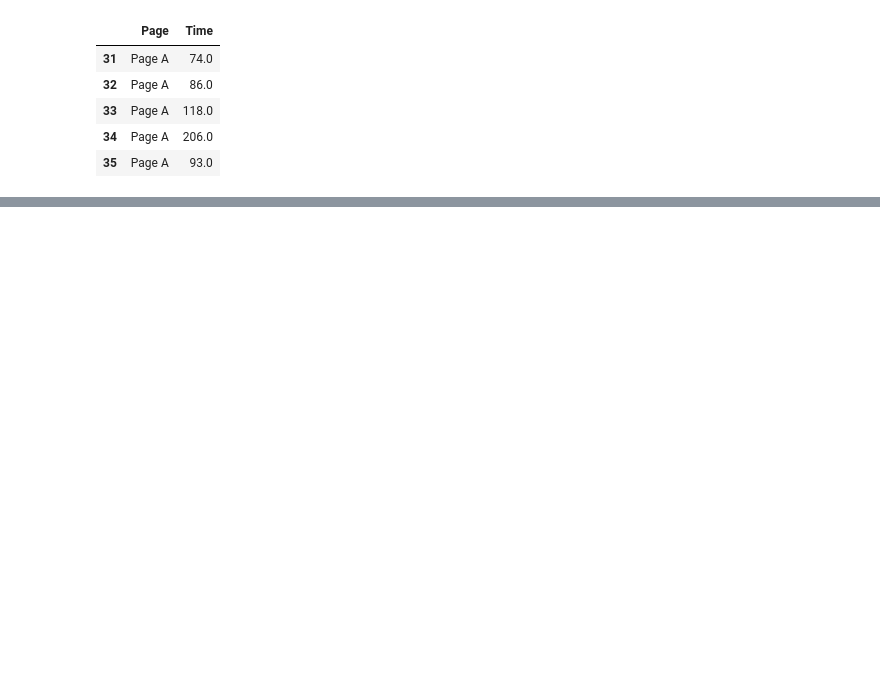
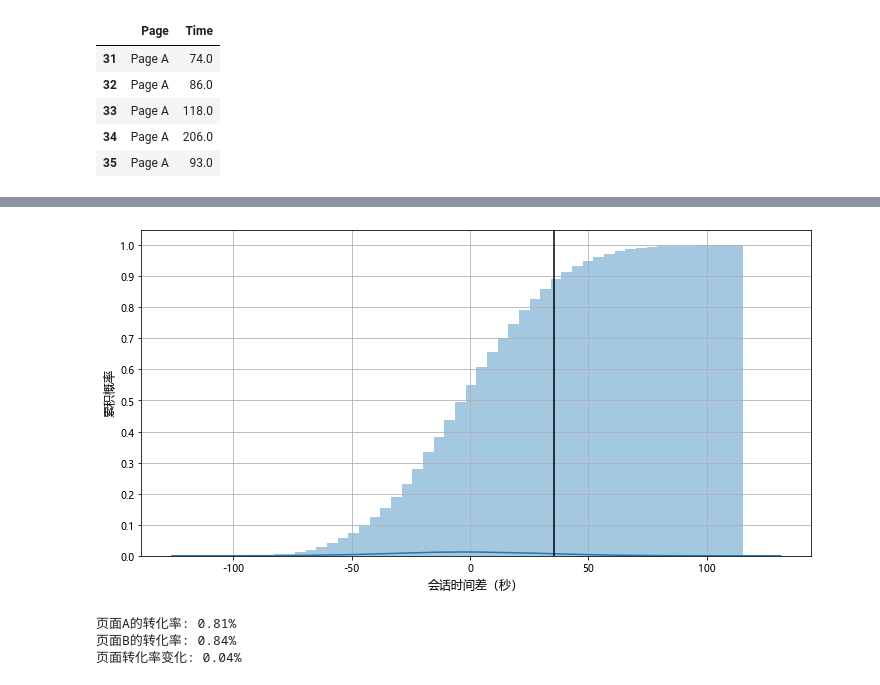
Before and after one commit to wegamekinglc/Statistic-for-Data-Science-Python, a Jupyter notebook: Chapter 03/Statistical Experiments and Significance Testing.ipynb, the cells around one changed output, grey strips where cells are left out. Drawn from its saved outputs; the diff is of its cells as text; code cells hidden in the pictures; blank space fills up the shorter version.

```diff
--- a/Chapter 03/Statistical Experiments and Significance Testing.ipynb
+++ b/Chapter 03/Statistical Experiments and Significance Testing.ipynb
@@ -27,0 +67,27 @@ sns.boxplot(x='Page', y='Time', data=session_times, width=0.3)
+# %%
+fig, ax = plt.subplots(figsize=(12, 6))
+sns.distplot(sampled_mean_diff, bins=50, hist_kws={'cumulative': True}, ax=ax)
+ax.set_xlabel('会话时间差（秒）', fontsize=12)
+ax.set_ylabel('累积概率', fontsize=12)
+ax.set_yticks(np.linspace(0., 1., 11))
+ax.axvline(mean_diff, color='k')
+plt.grid()
+# %% [output]
+[figure, added]
+# %%
+n_A = 22588
+n_B = 23739
+cn_A = 182
+cn_B = 200
+
+conversion_rate_A = cn_A / n_A * 100.
+conversion_rate_B = cn_B / n_B * 100.
+conversion_rate_diff = conversion_rate_B - conversion_rate_A
+
+print(f"页面A的转化率: {conversion_rate_A:.2f}%")
+print(f"页面B的转化率: {conversion_rate_B:.2f}%")
+print(f"页面转化率变化: {conversion_rate_diff :.2f}%")
+# %% [output]
+页面A的转化率: 0.81%
+页面B的转化率: 0.84%
+页面转化率变化: 0.04%
```
Also changed, not shown: parts of 12 cells of this notebook, 1 other file.
